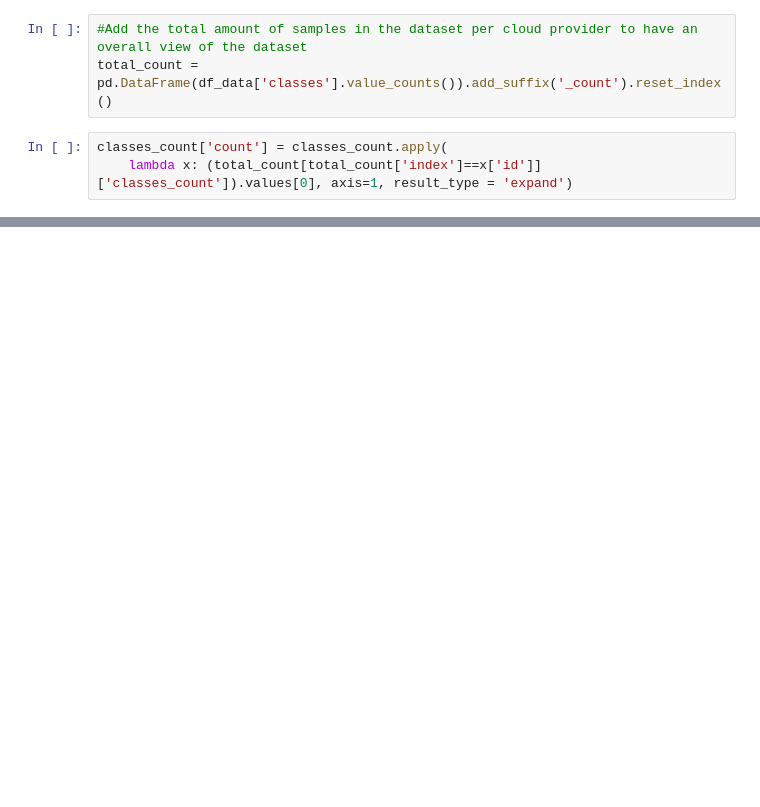
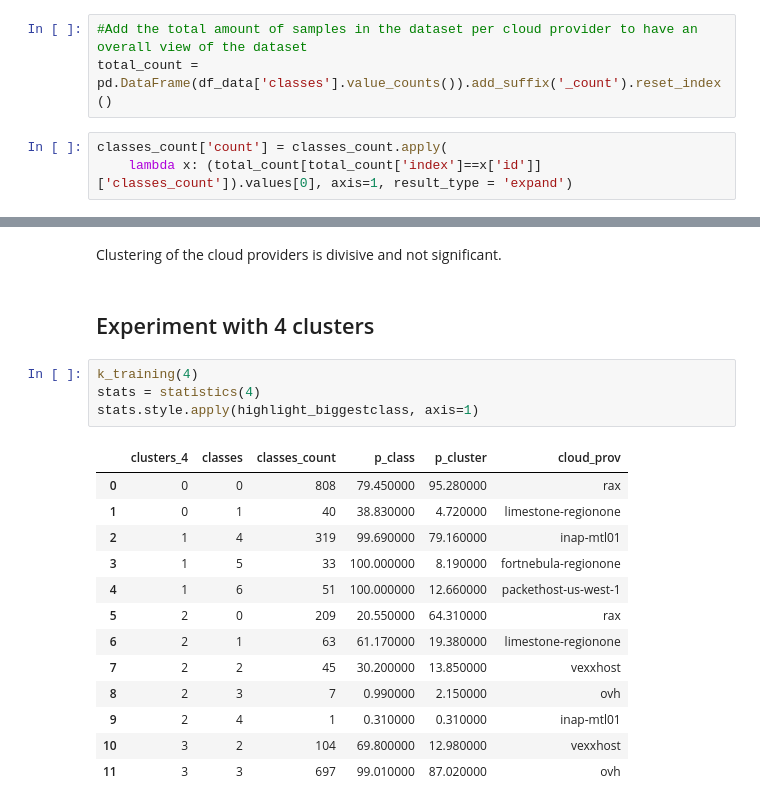
Before and after one commit to mtreinish/ciml, a Jupyter notebook: Clustering CIML.ipynb, the cells around one changed output, grey strips where cells are left out. Saved outputs shown, nothing was run; the diff lists cells and outputs as text; blank space fills up the shorter version.

```diff
--- a/Clustering CIML.ipynb
+++ b/Clustering CIML.ipynb
@@ -303,0 +370,22 @@ stats.style.apply(highlight_biggestclass, axis=1)
+# %% [markdown]
+Clustering of the cloud providers is divisive and not significant.
+# %% [markdown]
+## Experiment with 4 clusters
+# %%
+k_training(4)
+stats = statistics(4)
+stats.style.apply(highlight_biggestclass, axis=1)
+# %% [output]
+|  | clusters_4 | classes | classes_count | p_class | p_cluster | cloud_prov |
+| 0 | 0 | 0 | 808 | 79.450000 | 95.280000 | rax |
+| 1 | 0 | 1 | 40 | 38.830000 | 4.720000 | limestone-regionone |
+| 2 | 1 | 4 | 319 | 99.690000 | 79.160000 | inap-mtl01 |
+| 3 | 1 | 5 | 33 | 100.000000 | 8.190000 | fortnebula-regionone |
+| 4 | 1 | 6 | 51 | 100.000000 | 12.660000 | packethost-us-west-1 |
+| 5 | 2 | 0 | 209 | 20.550000 | 64.310000 | rax |
+| 6 | 2 | 1 | 63 | 61.170000 | 19.380000 | limestone-regionone |
+| 7 | 2 | 2 | 45 | 30.200000 | 13.850000 | vexxhost |
+| 8 | 2 | 3 | 7 | 0.990000 | 2.150000 | ovh |
+| 9 | 2 | 4 | 1 | 0.310000 | 0.310000 | inap-mtl01 |
+| 10 | 3 | 2 | 104 | 69.800000 | 12.980000 | vexxhost |
+| 11 | 3 | 3 | 697 | 99.010000 | 87.020000 | ovh |
```
Also changed, not shown: parts of 61 cells of this notebook.
